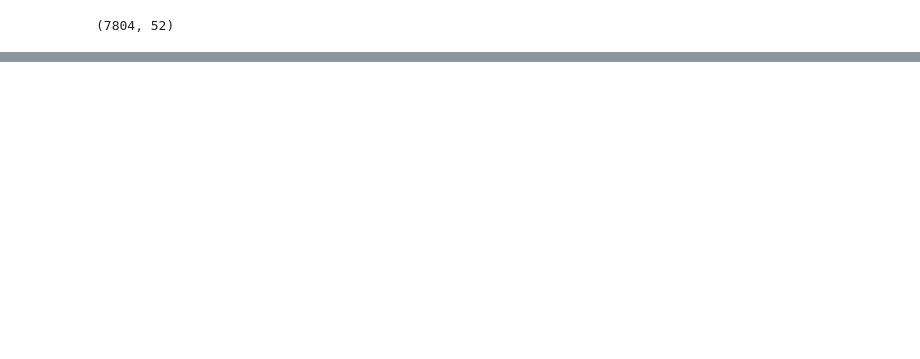
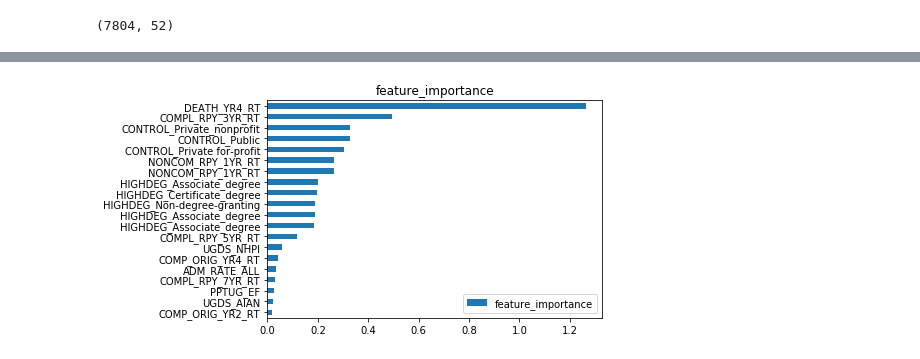
Before and after one commit to usamaAtteya/NU-Final-Project-Repayment, a Jupyter notebook: Multiple_Linear_Regression.ipynb, the cells around one changed output, grey strips where cells are left out. Drawn from its saved outputs; the diff is of its cells as text; code cells hidden in the pictures; blank space fills up the shorter version.

```diff
--- a/Multiple_Linear_Regression.ipynb
+++ b/Multiple_Linear_Regression.ipynb
@@ -222,0 +289,7 @@ targetFeatureMean
+# %%
+# parameter tuning using Grid Search technique to get the best parameters
+# regressor.get_params().keys()
+params = {'fit_intercept':[True , False],'normalize':[True , False],'copy_X': [True , False], 'n_jobs':[None]}
+regressor_gs = GridSearchCV(regressor, params, cv=10, verbose=1)
+regressor_gs.fit(input_train, output_train)
+print("Best Params : ", regressor_gs.best_params_)
@@ -222,0 +301,7 @@ targetFeatureMean
+# %%
+# Try model again using best params
+regressor_best = LinearRegression(copy_X=True, fit_intercept=False, normalize=True)
+regressor_best.fit(input_train, output_train)
+
+output_pred_best = regressor_best.predict(input_test)
+output_train_pred_best = regressor_best.predict(input_train)
@@ -222,0 +360,6 @@ targetFeatureMean
+# %%
+feature_importance_df =pd.DataFrame(data=regressor_best.coef_, index=all_features, columns=["feature_importance"])
+ax = feature_importance_df.sort_values("feature_importance", ascending=False).head(20).plot(kind='barh',title='feature_importance')
+ax.invert_yaxis()
+# %% [output]
+[figure, added]
```
Also changed, not shown: parts of 48 cells of this notebook.
